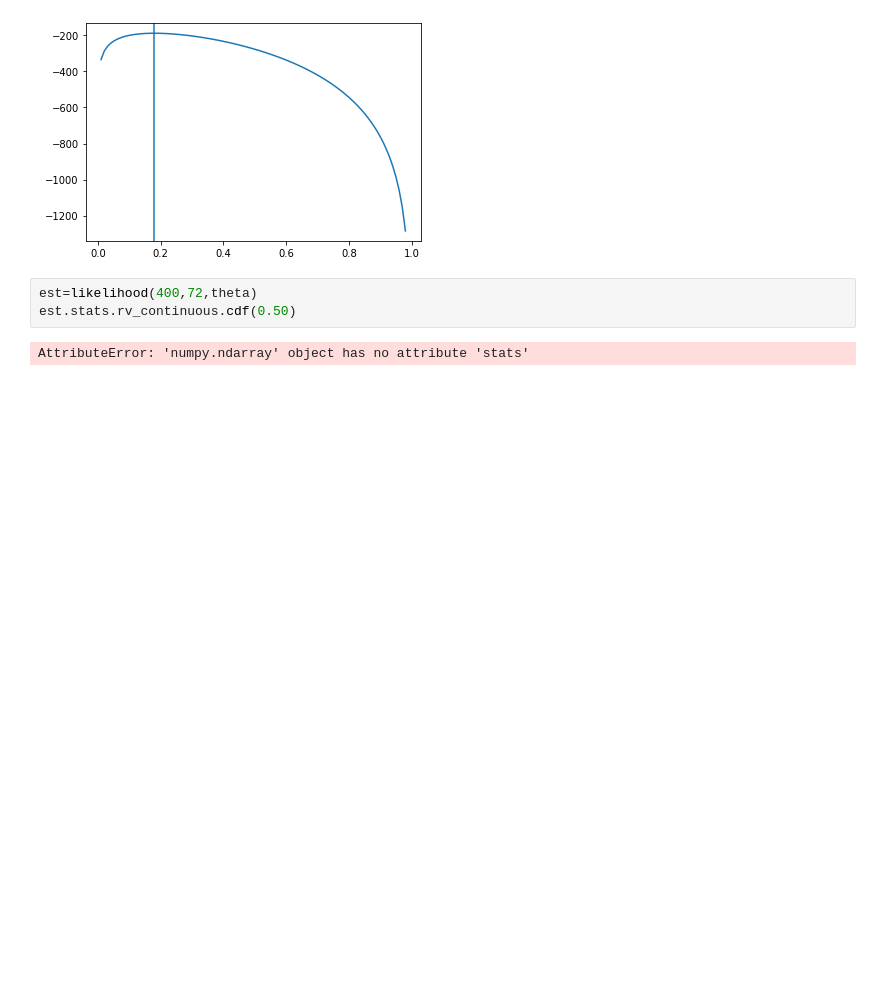
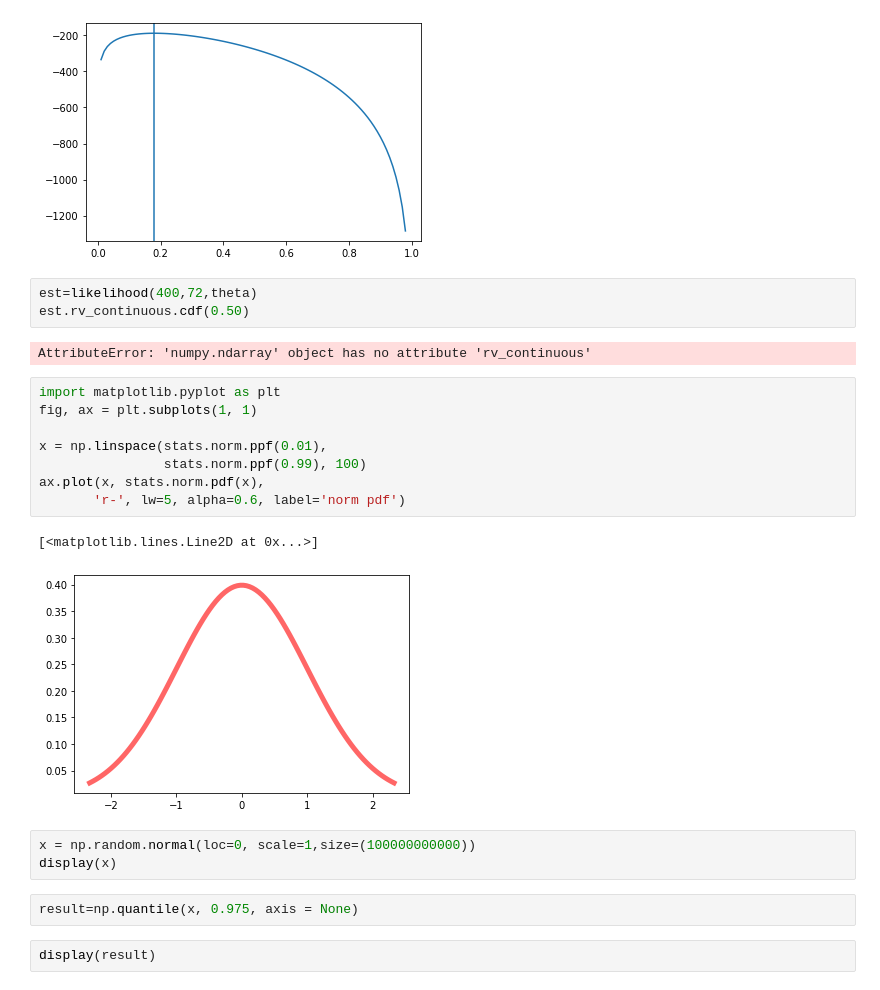
Before and after one commit to eliasft/projects, a Jupyter notebook: nb_bayesian.ipynb, the cells around one changed output. Saved outputs shown, nothing was run; the diff lists cells and outputs as text; blank space fills up the shorter version.

```diff
--- a/nb_bayesian.ipynb
+++ b/nb_bayesian.ipynb
@@ -67,6 +67,24 @@ plt.axvline(x=0.18)
 [figure]
 # %%
 est=likelihood(400,72,theta)
-est.stats.rv_continuous.cdf(0.50)
+est.rv_continuous.cdf(0.50)
 # %% [output]
-AttributeError: 'numpy.ndarray' object has no attribute 'stats'
+AttributeError: 'numpy.ndarray' object has no attribute 'rv_continuous'
+# %%
+import matplotlib.pyplot as plt
+fig, ax = plt.subplots(1, 1)
+
+x = np.linspace(stats.norm.ppf(0.01),
+                stats.norm.ppf(0.99), 100)
+ax.plot(x, stats.norm.pdf(x),
+       'r-', lw=5, alpha=0.6, label='norm pdf')
+# %% [output]
+[<matplotlib.lines.Line2D at 0x...>]
+[figure, added]
+# %%
+x = np.random.normal(loc=0, scale=1,size=(100000000000))
+display(x)
+# %%
+result=np.quantile(x, 0.975, axis = None)
+# %%
+display(result)
```
Also changed, not shown: 46 other files.
